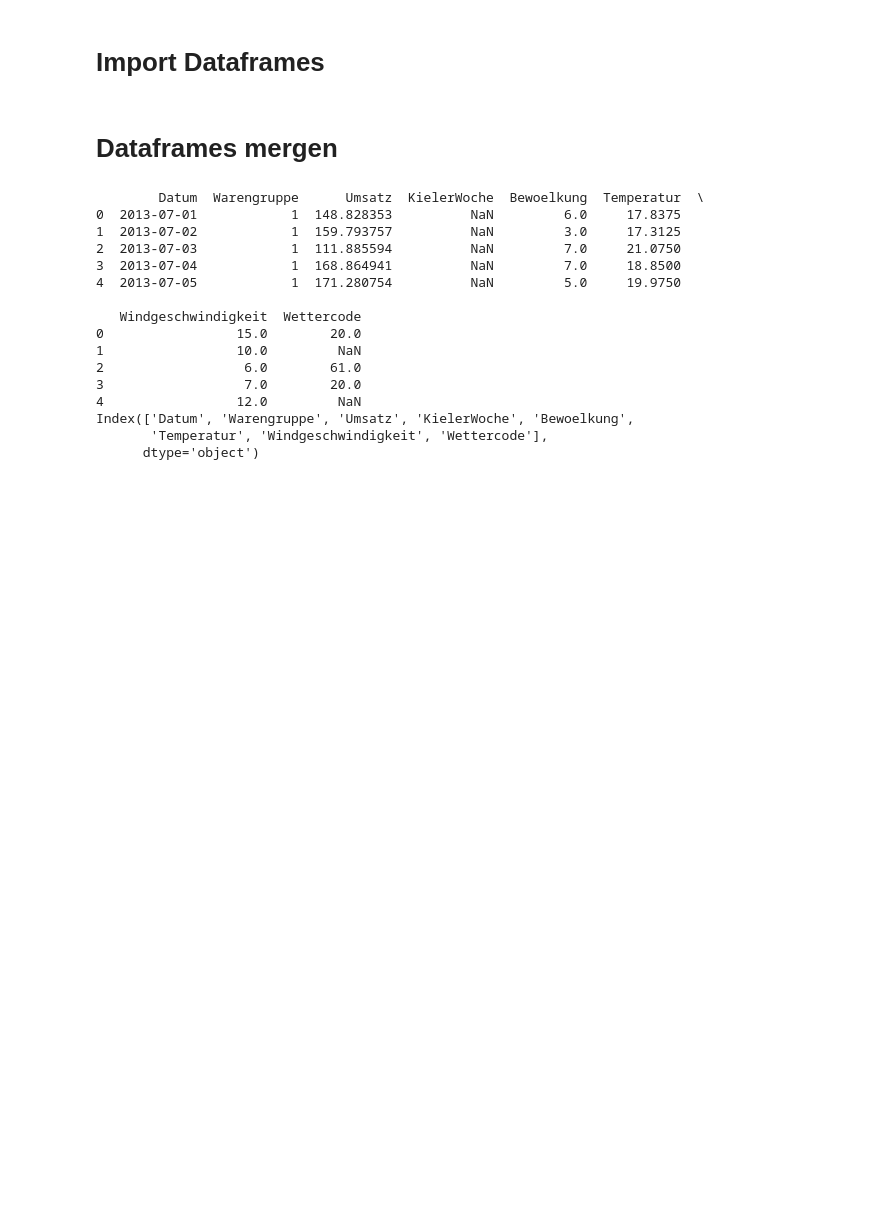
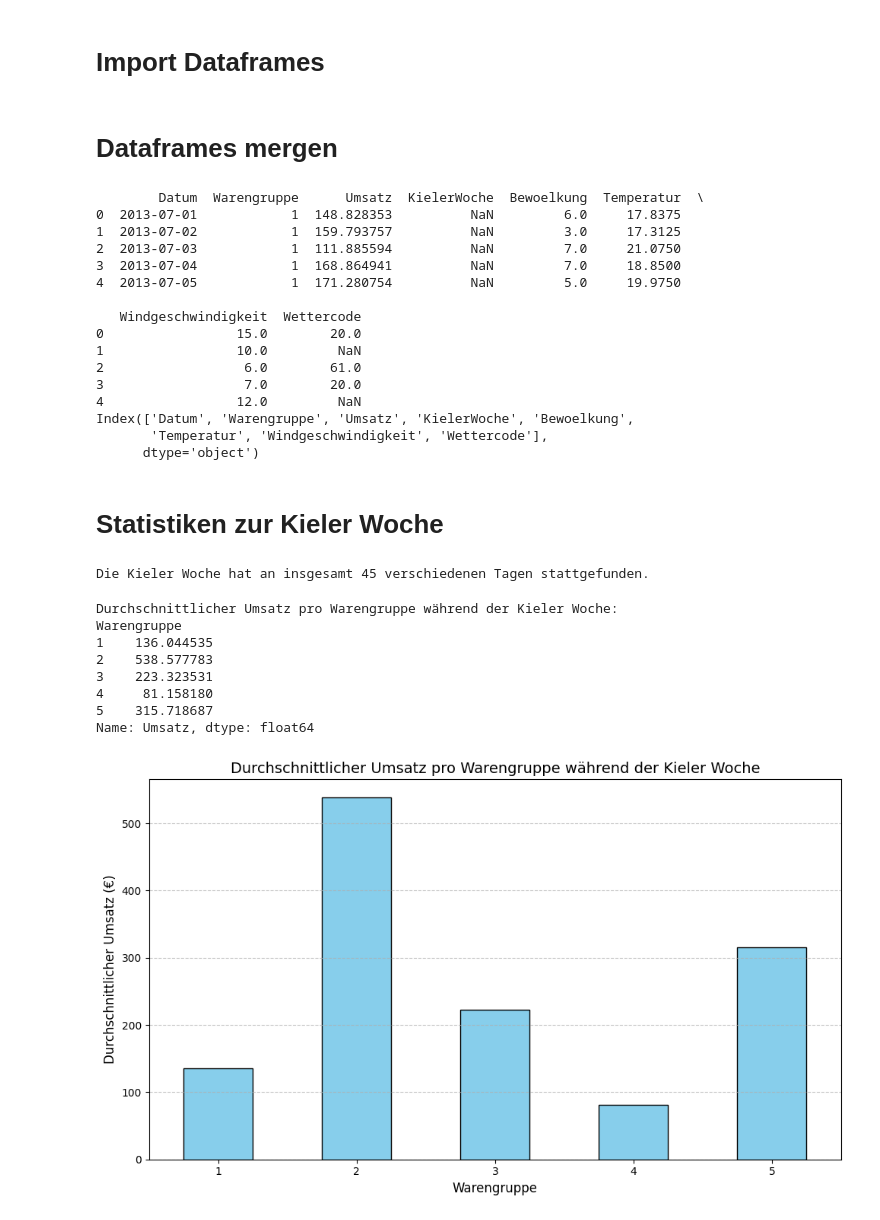
Before and after one commit to manuelboehm/MA-bakery-sales-prediction, a Jupyter notebook: 0_DataPreparation/data_import.ipynb, the cells around one changed output. Saved outputs shown, nothing was run; the diff lists cells and outputs as text; code cells hidden in the pictures; blank space fills up the shorter version.

Commit message:
Statistics Kiwo

```diff
--- a/0_DataPreparation/data_import.ipynb
+++ b/0_DataPreparation/data_import.ipynb
@@ -50,3 +50,55 @@ merged_df.to_csv("df_merged_umsatz_kiwo_wetter.csv", index=False)
 Index(['Datum', 'Warengruppe', 'Umsatz', 'KielerWoche', 'Bewoelkung',
        'Temperatur', 'Windgeschwindigkeit', 'Wettercode'],
       dtype='object')
+# %% [markdown]
+# Statistiken zur Kieler Woche
+# %%
+# Filtere die Daten, bei denen 'KielerWoche' == 1
+kiwo_only = merged_df[merged_df['KielerWoche'] == 1]
+
+# Entferne Duplikate in der 'Datum'-Spalte, um sicherzustellen, dass jedes Datum nur einmal gezählt wird
+unique_kiwo_dates = kiwo_only['Datum'].drop_duplicates()
+
+# Zähle die eindeutigen Tage der Kieler Woche
+kiwo_count = unique_kiwo_dates.count()
+
+# Ausgabe
+print(f"Die Kieler Woche hat an insgesamt {kiwo_count} verschiedenen Tagen stattgefunden.")
+# %% [output]
+Die Kieler Woche hat an insgesamt 45 verschiedenen Tagen stattgefunden.
+# %%
+# Filtere die Daten für die Kieler Woche
+umsatz_kiwo = merged_df[merged_df['KielerWoche'] == 1]
+
+# Berechne den durchschnittlichen Umsatz pro Warengruppe
+durchschnitt_umsatz_pro_warengruppe = umsatz_kiwo.groupby('Warengruppe')['Umsatz'].mean()
+
+print("Durchschnittlicher Umsatz pro Warengruppe während der Kieler Woche:")
+print(durchschnitt_umsatz_pro_warengruppe)
+
+import matplotlib.pyplot as plt
+
+# Balkendiagramm erstellen
+plt.figure(figsize=(10, 6))
+durchschnitt_umsatz_pro_warengruppe.plot(kind='bar', color='skyblue', edgecolor='black')
+
+# Diagramm anpassen
+plt.title('Durchschnittlicher Umsatz pro Warengruppe während der Kieler Woche', fontsize=14)
+plt.ylabel('Durchschnittlicher Umsatz (€)', fontsize=12)
+plt.xlabel('Warengruppe', fontsize=12)
+plt.xticks(rotation=0, fontsize=10)
+plt.grid(axis='y', linestyle='--', alpha=0.7)
+
+# Diagramm anzeigen
+plt.tight_layout()
+plt.show()
+# %% [output]
+Durchschnittlicher Umsatz pro Warengruppe während der Kieler Woche:
+Warengruppe
+1    136.044535
+2    538.577783
+3    223.323531
+4     81.158180
+5    315.718687
+Name: Umsatz, dtype: float64
+[figure, added]
```
